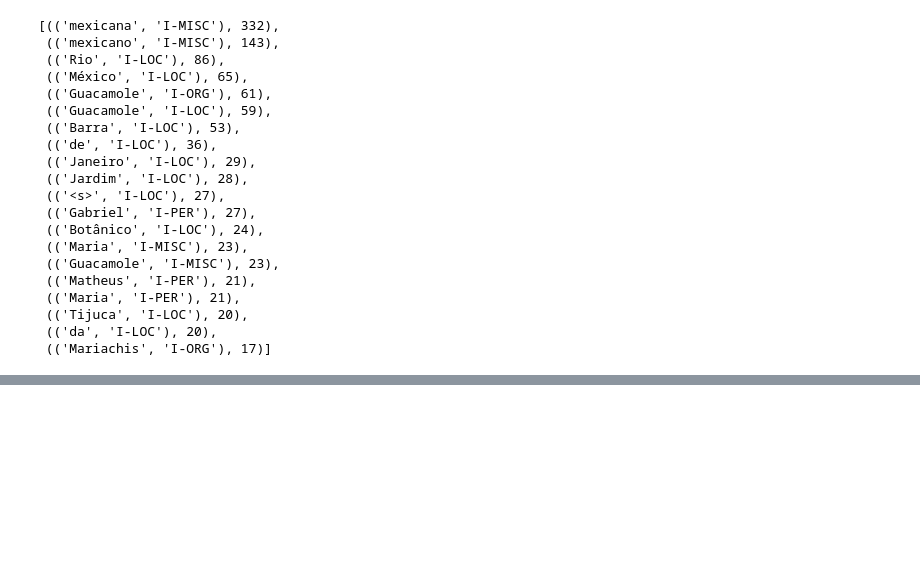
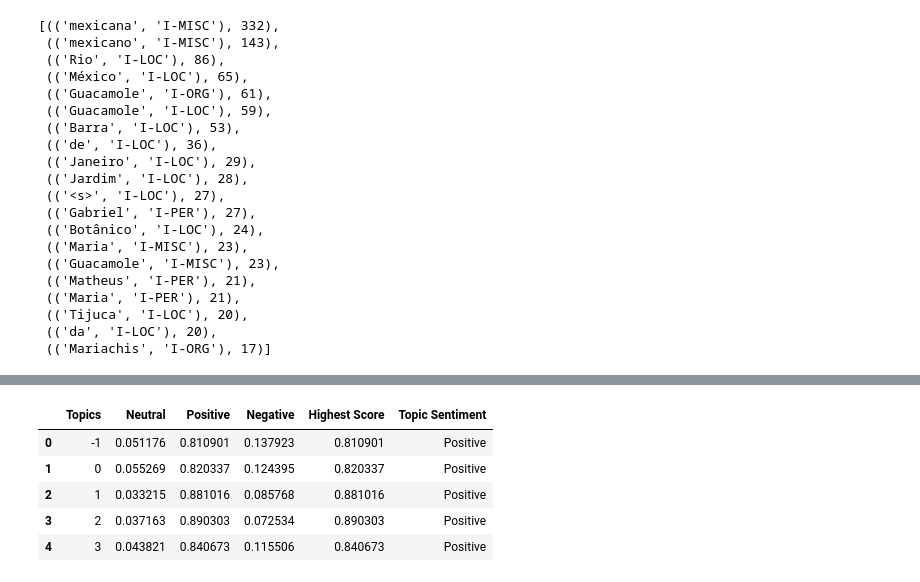
Before and after one commit to isabellalcarmo/Satisfaction-Analysis-Text-Mining, a Jupyter notebook: TripAdvisor/analysisGuacamole.ipynb, the cells around one changed output, grey strips where cells are left out. Saved outputs shown, nothing was run; the diff lists cells and outputs as text; code cells hidden in the pictures; blank space fills up the shorter version.

```diff
--- a/TripAdvisor/analysisGuacamole.ipynb
+++ b/TripAdvisor/analysisGuacamole.ipynb
@@ -526,0 +537,9 @@ result.to_csv('topics_ner.csv', index=False)
+# %%
+df_topic_sentiment.head()
+# %% [output]
+|  | Topics | Neutral | Positive | Negative | Highest Score | Topic Sentiment |
+| 0 | -1 | 0.051176 | 0.810901 | 0.137923 | 0.810901 | Positive |
+| 1 | 0 | 0.055269 | 0.820337 | 0.124395 | 0.820337 | Positive |
+| 2 | 1 | 0.033215 | 0.881016 | 0.085768 | 0.881016 | Positive |
+| 3 | 2 | 0.037163 | 0.890303 | 0.072534 | 0.890303 | Positive |
+| 4 | 3 | 0.043821 | 0.840673 | 0.115506 | 0.840673 | Positive |
```
Also changed, not shown: parts of 28 cells of this notebook, 11 other files.
